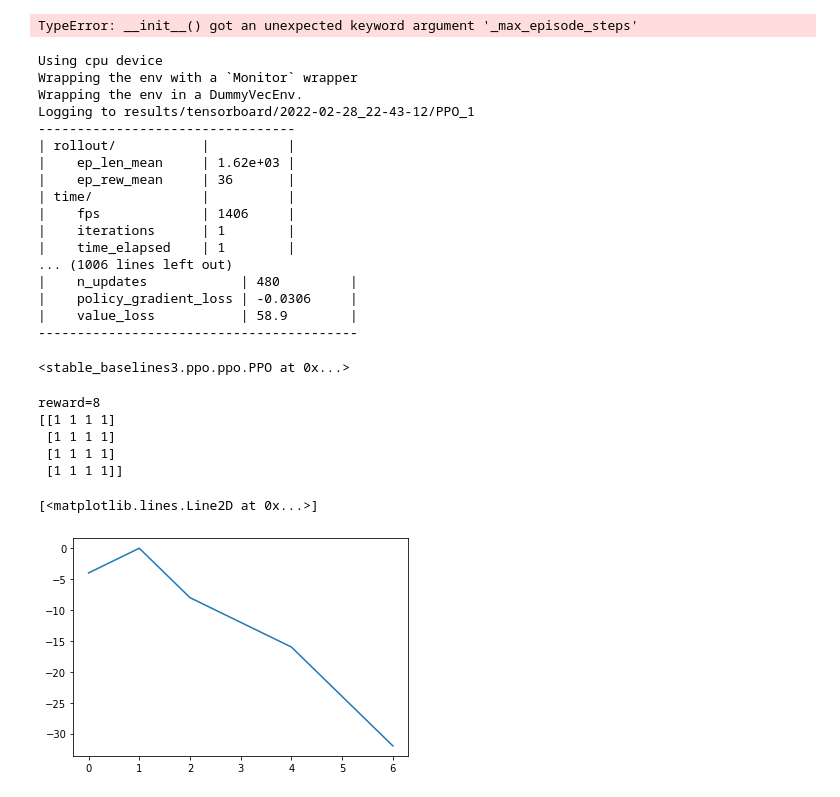
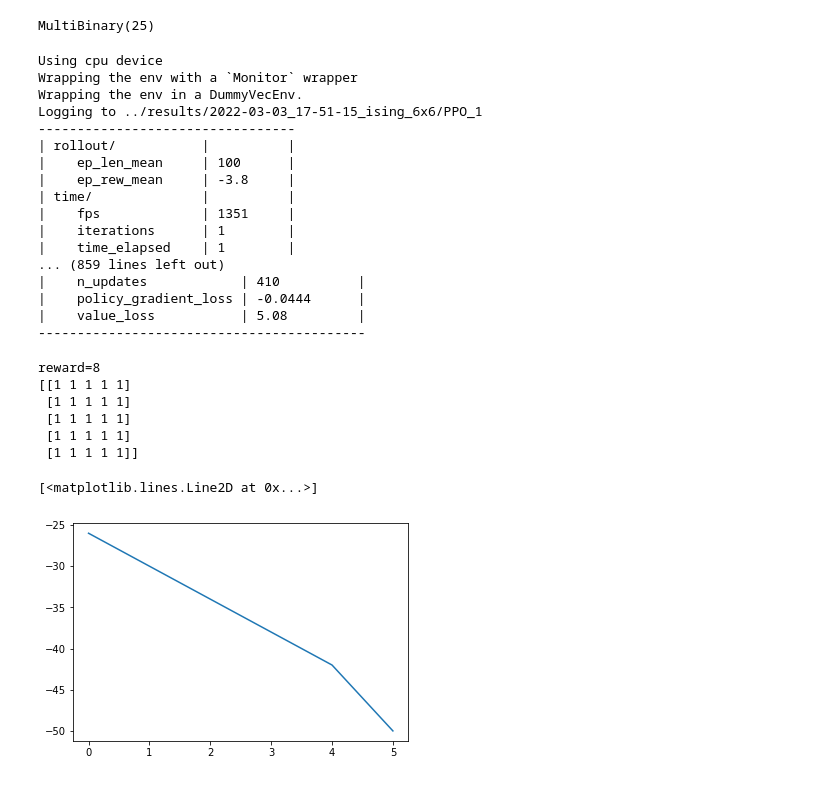
Before and after one commit to michelangelo21/lattice-models-RL, a Jupyter notebook: scripts/Ising SB3.ipynb, the cells around one changed output. Cells and saved outputs as stored; diff of their text form; code cells hidden in the pictures.

Commit message:
parametrized side_len

```diff
--- a/scripts/Ising SB3.ipynb
+++ b/scripts/Ising SB3.ipynb
@@ -2,31 +2,36 @@
 import gym
 from stable_baselines3 import PPO, DQN
 from datetime import datetime
-env = gym.make("gym_xymodel:isingmodel-v0", side_len=10, _max_episode_steps=2)
-# env = gym.make('CartPole-v1')
+from gym.wrappers import TimeLimit
 # %% [output]
-TypeError: __init__() got an unexpected keyword argument '_max_episode_steps'
+MultiBinary(25)
+# %%
+side_length = 6
+env = gym.make("gym_xymodel:isingmodel-v0", side_len=side_length)
+env = TimeLimit(env, max_episode_steps=100)
+# env = gym.make('CartPole-v1')
 # %%
 date = datetime.now().strftime("%Y-%m-%d_%H-%M-%S")
-model = PPO("MlpPolicy", env, verbose=1, tensorboard_log=f"../results/tensorboard/{date}")
-model.learn(total_timesteps=100000)
+folder_path = f"../results/{date}_ising_{side_length}x{side_length}"
+model = PPO("MlpPolicy", env, verbose=1, tensorboard_log=folder_path)
+model.learn(total_timesteps=1_000_000)
+model.save(f"{folder_path}/model")
 # %% [output]
 Using cpu device
 Wrapping the env with a `Monitor` wrapper
 Wrapping the env in a DummyVecEnv.
-Logging to results/tensorboard/2022-02-28_22-43-12/PPO_1
+Logging to ../results/2022-03-03_17-51-15_ising_6x6/PPO_1
 ---------------------------------
 | rollout/           |          |
-|    ep_len_mean     | 1.62e+03 |
-|    ep_rew_mean     | 36       |
+|    ep_len_mean     | 100      |
+|    ep_rew_mean     | -3.8     |
 | time/              |          |
-|    fps             | 1406     |
+|    fps             | 1351     |
 |    iterations      | 1        |
 |    time_elapsed    | 1        |
-... (1006 lines left out)
-|    n_updates            | 480         |
-|    policy_gradient_loss | -0.0306     |
-|    value_loss           | 58.9        |
------------------------------------------
+... (859 lines left out)
+|    n_updates            | 410          |
+|    policy_gradient_loss | -0.0444      |
+|    value_loss           | 5.08         |
+------------------------------------------
-<stable_baselines3.ppo.ppo.PPO at 0x...>
 # %%
@@ -36,29 +41,30 @@ model = PPO.load("results/2022-02-20_00-02-28_isingmodelSB_3x3")
 # %%
 energies = []
 obs = env.reset()
-for i in range(15):
+for i in range(200):
     action, _state = model.predict(obs, deterministic=True)
     obs, reward, done, info = env.step(action)
     energies.append(info["energy"])
     if done:
       print(f"{reward=}")
       env.render()
       break
       # env.reset()
     # if i % 100 == 0:
     #   print(f"{i=}, {reward=}")
     #   env.render()
 
 import matplotlib.pyplot as plt
 plt.plot(range(len(energies)),energies)
 # %% [output]
 reward=8
-[[1 1 1 1]
- [1 1 1 1]
- [1 1 1 1]
- [1 1 1 1]]
+[[1 1 1 1 1]
+ [1 1 1 1 1]
+ [1 1 1 1 1]
+ [1 1 1 1 1]
+ [1 1 1 1 1]]
 [<matplotlib.lines.Line2D at 0x...>]
-[figure, old version]
+[figure, new version]
 # %%
 obs = env.reset()
 env.render()
```
Also changed, not shown: parts of 2 cells of this notebook, 1 other file.
